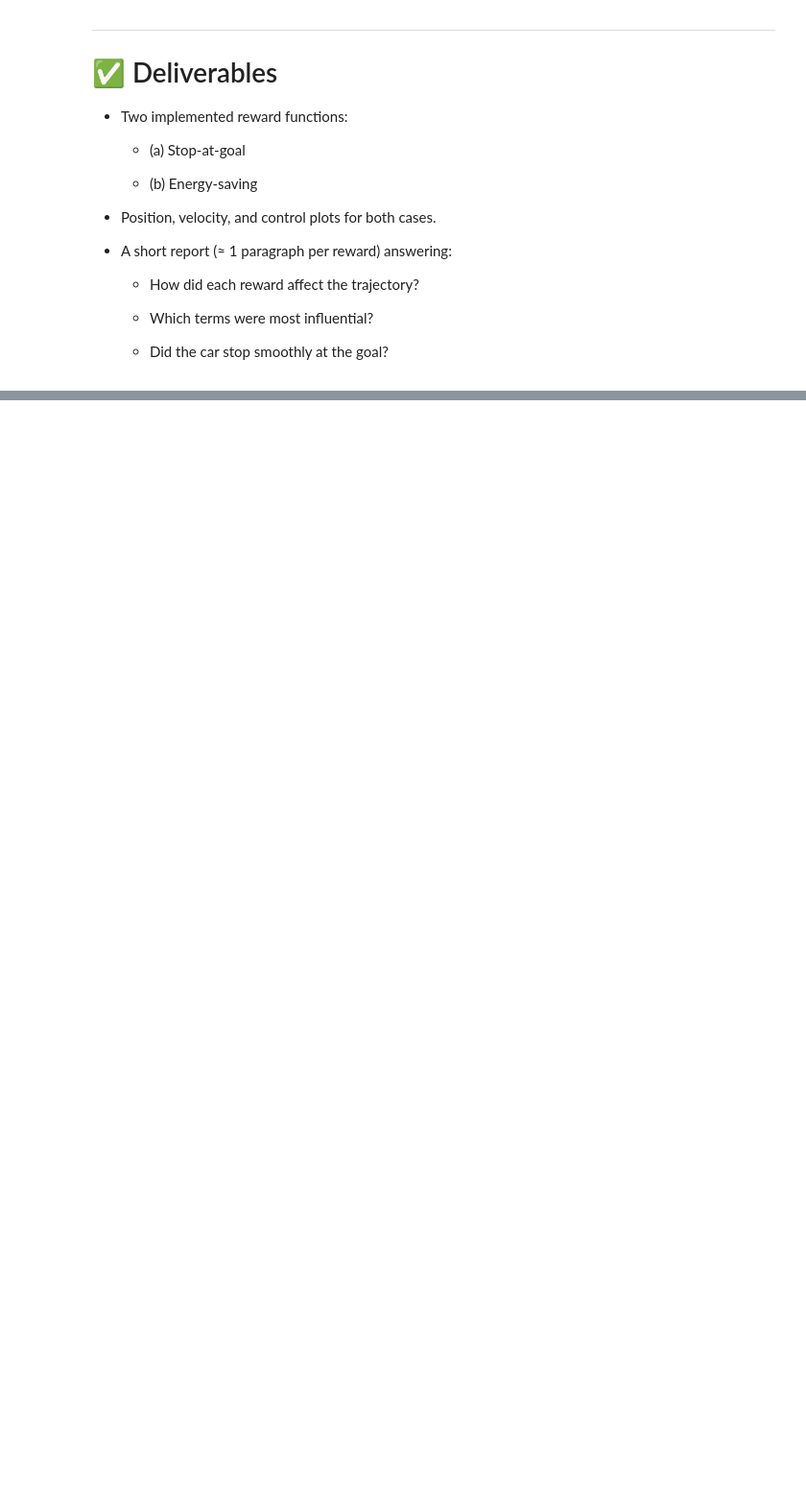
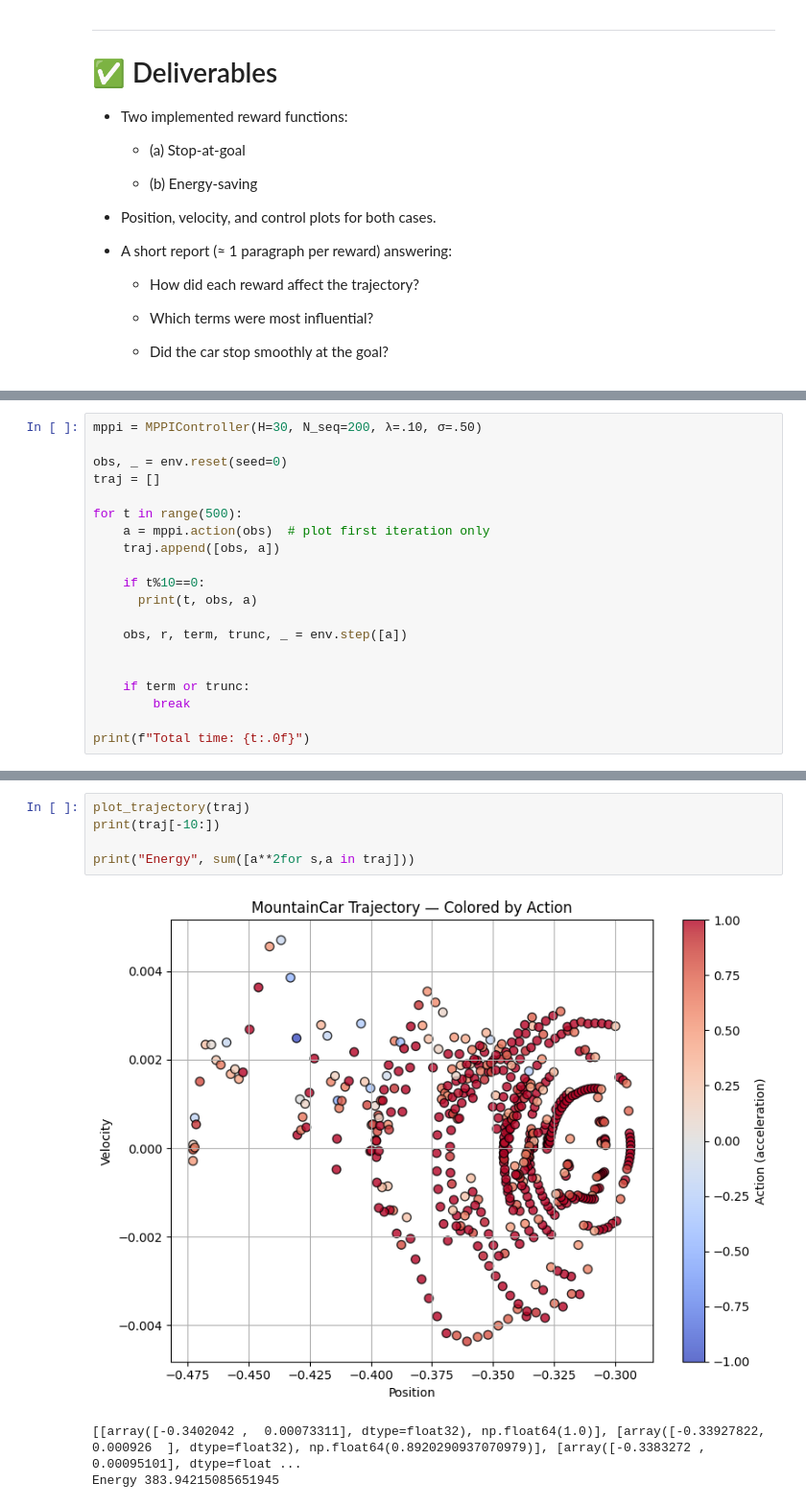
Before and after one commit to RaulAtLehigh/CSE337_P1, a Jupyter notebook: lab9_mountain_optimal.ipynb, the cells around one changed output, grey strips where cells are left out. Shown: that part at 96% size. Drawn from its saved outputs; the diff is of its cells as text; blank space fills up the shorter version.

```diff
--- a/lab9_mountain_optimal.ipynb
+++ b/lab9_mountain_optimal.ipynb
@@ -515,0 +583,20 @@ Take into account that the weights help to scale the magnitude of the variables.
+# %%
+mppi = MPPIController(H=30, N_seq=200, λ=.10, σ=.50)
+
+obs, _ = env.reset(seed=0)
+traj = []
+
+for t in range(500):
+    a = mppi.action(obs)  # plot first iteration only
+    traj.append([obs, a])
+
+    if t%10==0:
+      print(t, obs, a)
+
+    obs, r, term, trunc, _ = env.step([a])
+
+
+    if term or trunc:
+        break
+
+print(f"Total time: {t:.0f}")
@@ -515,0 +621,9 @@ Take into account that the weights help to scale the magnitude of the variables.
+# %%
+plot_trajectory(traj)
+print(traj[-10:])
+
+print("Energy", sum([a**2for s,a in traj]))
+# %% [output]
+[figure, added]
+[[array([-0.3402042 ,  0.00073311], dtype=float32), np.float64(1.0)], [array([-0.33927822,  0.000926  ], dtype=float32), np.float64(0.8920290937070979)], [array([-0.3383272 ,  0.00095101], dtype=float ...
+Energy 383.94215085651945
```
Also changed, not shown: parts of 11 cells of this notebook.
